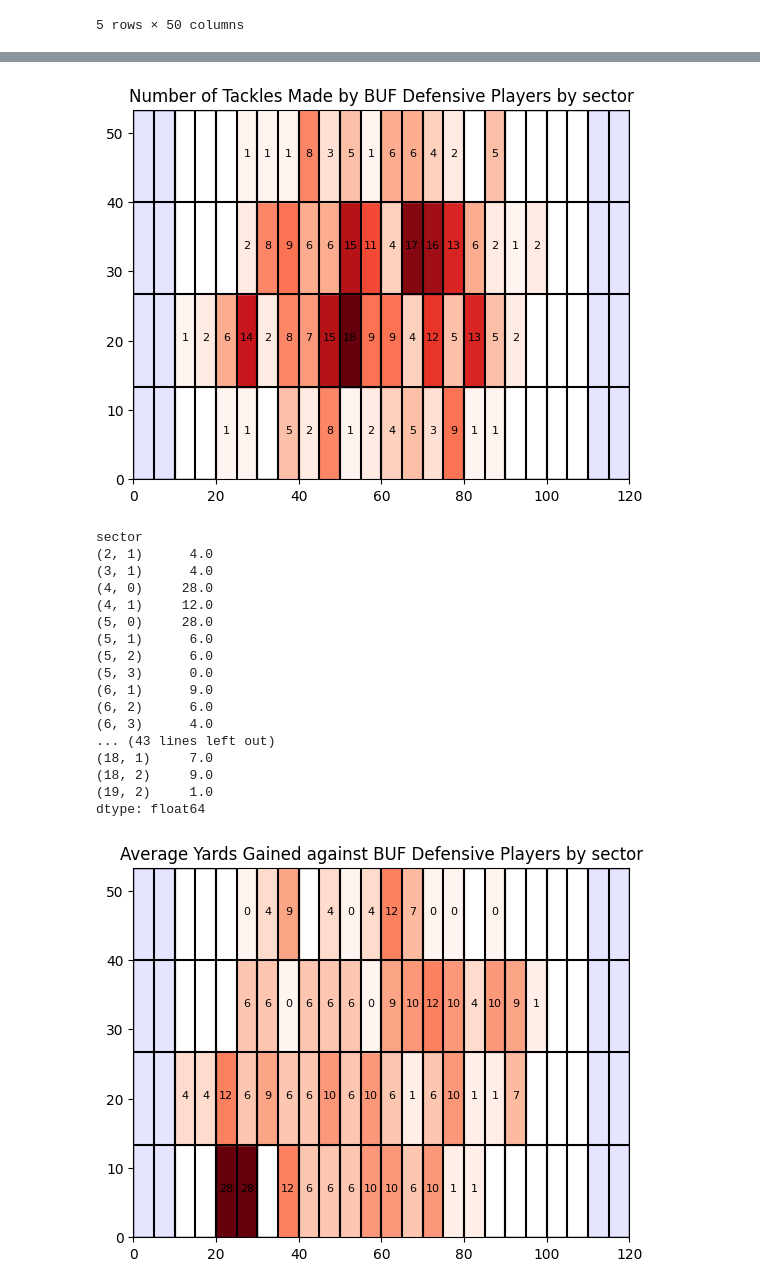
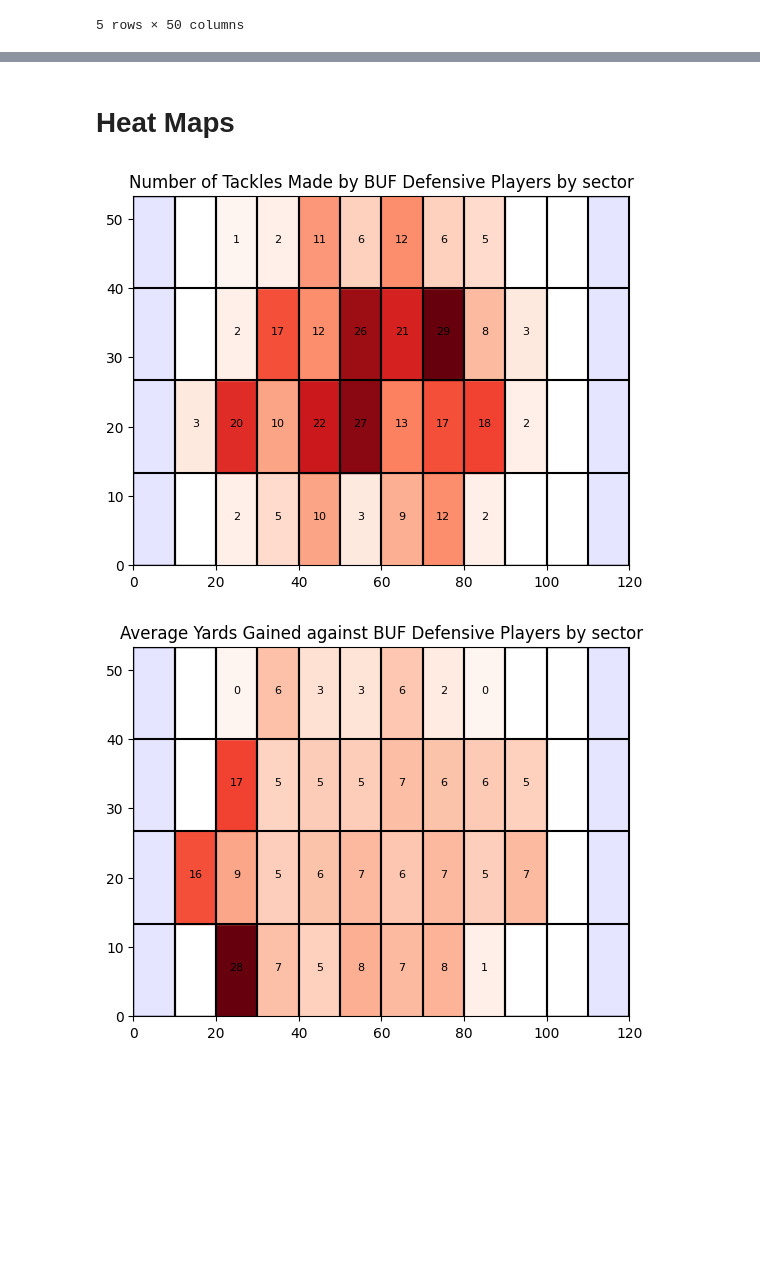
Before and after one commit to Calcula-LLC/NFL-Big-Data-Bowl-2025, a Jupyter notebook: isolated_weakness.ipynb, the cells around one changed output, grey strips where cells are left out. Cells and saved outputs as stored; diff of their text form; code cells hidden in the pictures; blank space fills up the shorter version.

Commit message:
Finished heatmaps for avg yards, and pass completion

```diff
--- a/isolated_weakness.ipynb
+++ b/isolated_weakness.ipynb
@@ -95,7 +99,7 @@ bills_defensive_tracking1.head()
 # For each row, determine which sector the player/football is in
 # 0-19 for x, 0-3 for y
 def get_sector(x, y):
-    return (int(x / 5), int(y / 13.325))
+    return (int(x / 10), int(y / 13.325))
 
 bills_defensive_tracking1['sector'] = bills_defensive_tracking1.apply(lambda row: get_sector(row['x'], row['y']), axis=1)
 bills_defensive_tracking1.head()
@@ -111,6 +115,8 @@ See the caveats in the documentation: https://pandas.pydata.org/pandas-docs/stab
 | 6735090 | 2022090800 | 414 | 40166.0 | Jordan Poyer | 95 | AFTER_SNAP | 2022-09-09 00:36:27.1 | 21.0 | BUF | ... |
 | 6735288 | 2022090800 | 414 | 42395.0 | Jordan Phillips | 95 | AFTER_SNAP | 2022-09-09 00:36:27.1 | 97.0 | BUF | ... |
 | 6735684 | 2022090800 | 414 | 44976.0 | Matt Milano | 95 | AFTER_SNAP | 2022-09-09 00:36:27.1 | 58.0 | BUF | ... |
+# %% [markdown]
+# Heat Maps
 # %%
 # Get the count of each sector
 defensive_sector_count = bills_defensive_tracking1.groupby('sector').size()
@@ -138,7 +144,7 @@ ax.add_patch(patches.Rectangle((110, 0), 10, 53.3, fill=True, color='blue', alph
 
 # Draw sector lines
 for i in range(1, 24):
-    ax.plot([5 * i, 5 * i], [0, 53.3], color='black')
+    ax.plot([10 * i, 10 * i], [0, 53.3], color='black')
 
 for i in range(1, 4):
     ax.plot([0, 120], [13.325 * i, 13.325 * i], color='black')
@@ -146,72 +152,55 @@ for i in range(1, 4):
 # Draw sector averages with color gradient
 cmap = plt.cm.Reds  # Choose a color map; 'Blues' for lighter to darker blue gradient
 for sector, count in defensive_sector_count.items():
-    x = sector[0] * 5
+    x = sector[0] * 10
     y = sector[1] * 13.325
     color = cmap(norm(count))  # Get color based on normalized count
-    ax.add_patch(patches.Rectangle((x, y), 5, 13.325, color=color))
-    ax.text(x + 2.5, y + 6.6625, str(count), color='black', fontsize=8, ha='center', zorder=2)
+    ax.add_patch(patches.Rectangle((x, y), 10, 13.325, color=color))
+    ax.text(x + 5, y + 6.6625, str(count), color='black', fontsize=8, ha='center', zorder=2)
 
 plt.title('Number of Tackles Made by BUF Defensive Players by sector')
 plt.show()
 # %% [output]
-[figure, old version]
+[figure, new version]
 # %%
 # Go through the bills_defensive_tracking1 and find the matching gameid and playid in the bills_defensive_plays dataframe
 # For each sector in the tracking data find the average number of yards gained in the corresponding play in the plays dataframe
 # Plot the sectors on the field with the color gradient representing the average yards gained in that sector
 
 defensive_sector_yards = bills_defensive_tracking1.groupby('sector').apply(lambda group: bills_defensive_plays[
-    (bills_defensive_plays['gameId'] == group['gameId'].iloc[0]) &
-    (bills_defensive_plays['playId'] == group['playId'].iloc[0])
+    (bills_defensive_plays['gameId'].isin(group['gameId'])) &
+    (bills_defensive_plays['playId'].isin(group['playId']))
 ]['yardsGained'].mean())
 
 norm = plt.Normalize(defensive_sector_yards.min(), defensive_sector_yards.max())
 
 fig, ax = plt.subplots()
 ax.set_xlim(0, 120)
 ax.set_ylim(0, 53.3)
 ax.add_patch(patches.Rectangle((0, 0), 120, 53.3, fill=False))
 
 for i in range(1, 11):
     ax.plot([10 * i, 10 * i], [0, 53.3], color='black')
 
 ax.add_patch(patches.Rectangle((0, 0), 10, 53.3, fill=True, color='blue', alpha=0.1))
 ax.add_patch(patches.Rectangle((110, 0), 10, 53.3, fill=True, color='blue', alpha=0.1))
 
 for i in range(1, 24):
-    ax.plot([5 * i, 5 * i], [0, 53.3], color='black')
+    ax.plot([10 * i, 10 * i], [0, 53.3], color='black')
 
 for i in range(1, 4):
     ax.plot([0, 120], [13.325 * i, 13.325 * i], color='black')
 
 cmap = plt.cm.Reds
 for sector, yards in defensive_sector_yards.items():
     if not np.isnan(yards):  # Check if yards is not NaN
-        x = sector[0] * 5
+        x = sector[0] * 10
         y = sector[1] * 13.325
         color = cmap(norm(yards))
-        ax.add_patch(patches.Rectangle((x, y), 5, 13.325, color=color))
-        ax.text(x + 2.5, y + 6.6625, f'{int(round(yards))}', color='black', fontsize=8, ha='center')
+        ax.add_patch(patches.Rectangle((x, y), 10, 13.325, color=color))
+        ax.text(x + 5, y + 6.6625, f'{int(round(yards))}', color='black', fontsize=8, ha='center')
 
 plt.title('Average Yards Gained against BUF Defensive Players by sector')
 plt.show()
 # %% [output]
-sector
-(2, 1)      4.0
-(3, 1)      4.0
-(4, 0)     28.0
-(4, 1)     12.0
-(5, 0)     28.0
-(5, 1)      6.0
-(5, 2)      6.0
-(5, 3)      0.0
-(6, 1)      9.0
-(6, 2)      6.0
-(6, 3)      4.0
-... (43 lines left out)
-(18, 1)     7.0
-(18, 2)     9.0
-(19, 2)     1.0
-dtype: float64
-[figure, old version]
+[figure, new version]
```
Also changed, not shown: parts of 4 cells of this notebook.
